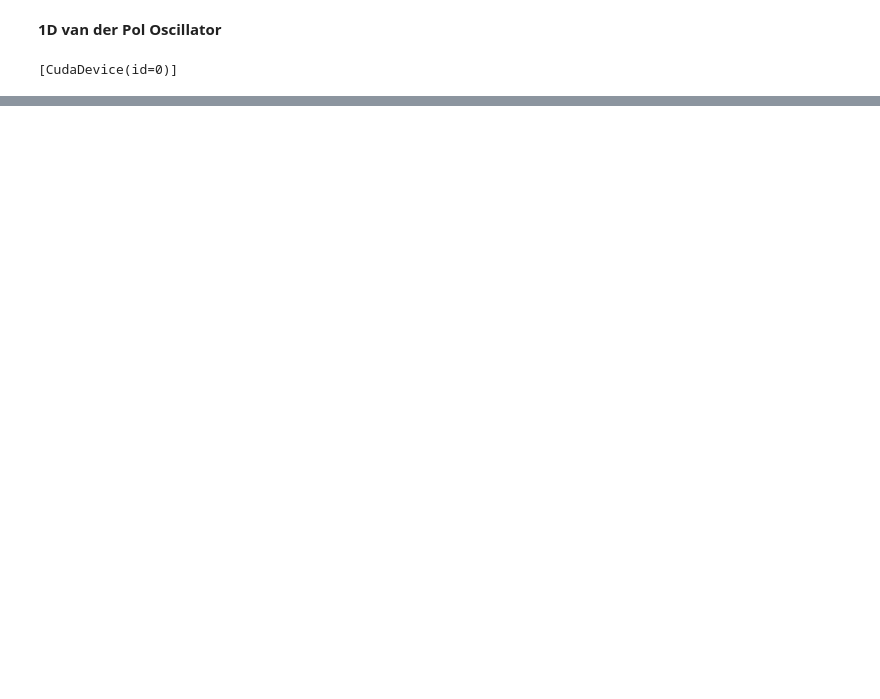
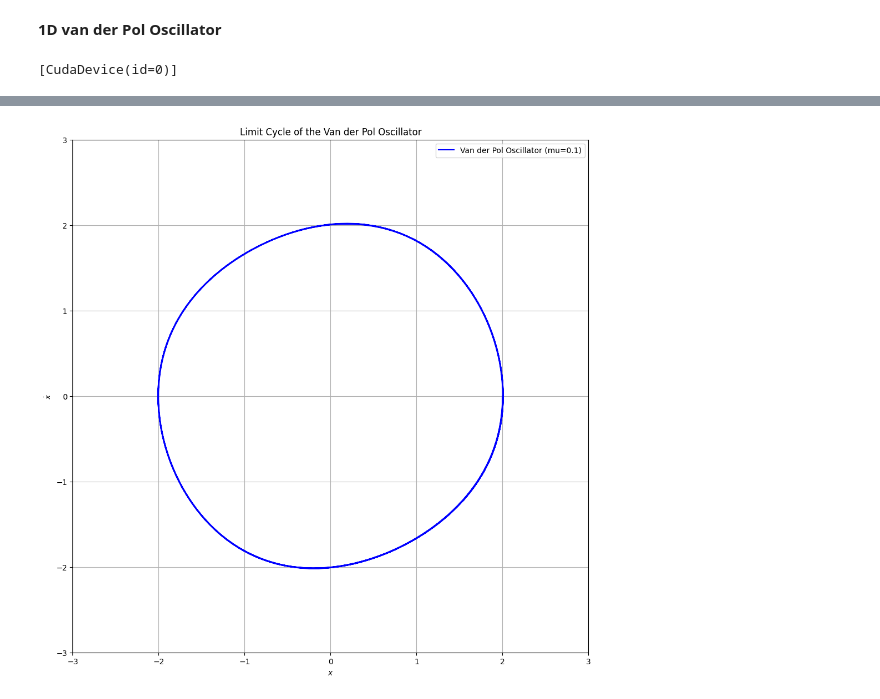
Before and after one commit to swershrimpy/nhholyap, a Jupyter notebook: examples/van_der_pol_oscillator_1d_demo.ipynb, the cells around one changed output, grey strips where cells are left out. Drawn from its saved outputs; the diff is of its cells as text; code cells hidden in the pictures; blank space fills up the shorter version.

```diff
--- a/examples/van_der_pol_oscillator_1d_demo.ipynb
+++ b/examples/van_der_pol_oscillator_1d_demo.ipynb
@@ -64 +65,34 @@ P_value for 5th order is:
+# %%
+import numpy as np
+import matplotlib.pyplot as plt
+from scipy.integrate import solve_ivp
+
+# Define the Van der Pol oscillator dynamics
+def van_der_pol(t, y, mu=1):
+    x, dx = y
+    ddx = mu * (1 - x**2) * dx - x
+    return [dx, ddx]
+
+# Simulation parameters
+mu = .1               # Nonlinearity parameter
+y0 = [2.0, 0.0]        # Initial condition
+t_span = (0, 40)       # Time range for simulation
+t_eval = np.linspace(t_span[0], t_span[1], 1000)  # Time points to evaluate
+
+# Solve the system
+sol = solve_ivp(van_der_pol, t_span, y0, args=(mu,), t_eval=t_eval)
+
+# Plot the limit cycle
+plt.figure(figsize=(12, 12))
+plt.xlim([-3, 3])
+plt.ylim([-3, 3])
+plt.plot(sol.y[0], sol.y[1], label=f"Van der Pol Oscillator (mu={mu})", color='blue')
+plt.xlabel('$x$')
+plt.ylabel('$\dot{x}$')
+plt.title('Limit Cycle of the Van der Pol Oscillator')
+plt.grid()
+plt.legend()
+plt.show()
+# %% [output]
+[figure, added]
 # %%
```
Also changed, not shown: parts of 6 cells of this notebook, 1 other file.
